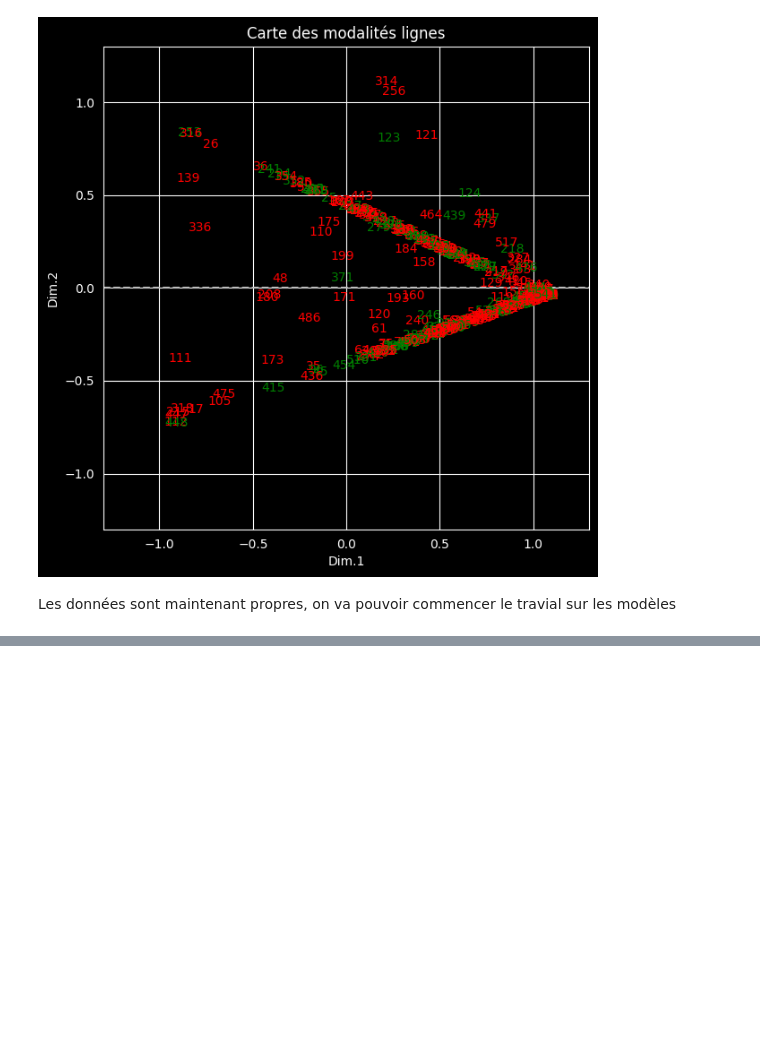
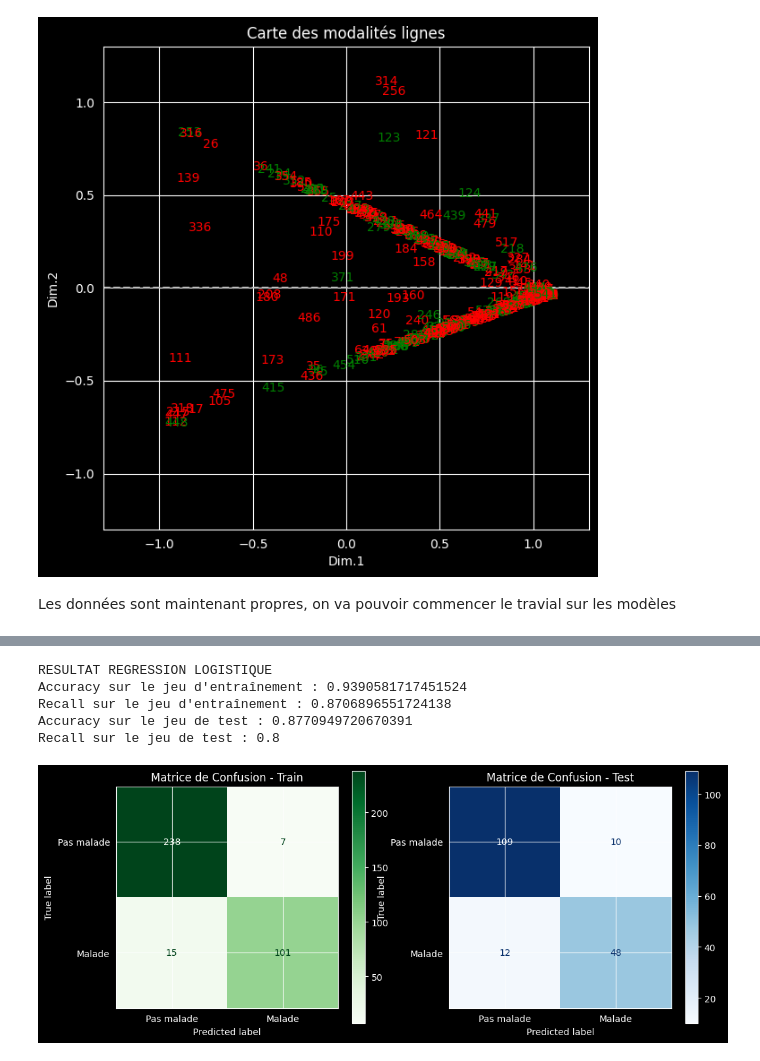
Before and after one commit to segolenegroelly/MachineLearningPCOS, a Jupyter notebook: MachineLearningPCOS.ipynb, the cells around one changed output, grey strips where cells are left out. Saved outputs shown, nothing was run; the diff lists cells and outputs as text; code cells hidden in the pictures; blank space fills up the shorter version.

Commit message:
Ajout de la reduction du nombre de colonne et choix du modèle Ajout de la recherche des hyperparamètres

```diff
--- a/MachineLearningPCOS.ipynb
+++ b/MachineLearningPCOS.ipynb
@@ -470,0 +473,15 @@ Text(0.5, 1.0, 'Matrice de Confusion - Test')
+# %%
+#Le nombre important de colonnes qui peuvent être fortement correlés entre elles peut limiter les performances d'apprentissage on essaye donc de reduire le nombre pour voir si les performances sont améliorées
+
+knn = KNeighborsClassifier(n_neighbors=5)
+
+# Sélection forward : ajoute progressivement les meilleures features
+sfs = SequentialFeatureSelector(knn, n_features_to_select=20, direction='forward', cv=5)
+sfs.fit(X_means, Y)
+
+# Features sélectionnées
+features_selectionnees = X.columns[sfs.get_support()].tolist()
+features_redondantes = X.columns[~sfs.get_support()].tolist()
+
+print("Features sélectionnées :", features_selectionnees)
+print("Features redondantes :", features_redondantes)
@@ -470,0 +491,4 @@ Text(0.5, 1.0, 'Matrice de Confusion - Test')
+# %%
+df_reduced= df_imputed[features_selectionnees]
+
+df_reduced
@@ -470,0 +510,20 @@ Text(0.5, 1.0, 'Matrice de Confusion - Test')
+# %%
+X_red = scaler.fit_transform(df_reduced)
+x_train_red, x_test_red, y_train_red, y_test_red = train_test_split(X_red, Y, test_size=0.33, random_state=42)
+# %%
+log_reg_red= LogisticRegression()
+log_reg_red= log_reg_red.fit(x_train_red, y_train_red)
+y_pred_train_red_reg = log_reg_red.predict(x_train_red)
+y_pred_test_red_reg = log_reg_red.predict(x_test_red)
+# %%
+showResult(REGRESSION_LOGISTIQUE,y_train_red,y_test_red,y_pred_train_red_reg,y_pred_test_red_reg)
+# %% [output]
+RESULTAT REGRESSION LOGISTIQUE
+Accuracy sur le jeu d'entraînement : 0.9390581717451524
+Recall sur le jeu d'entraînement : 0.8706896551724138
+Accuracy sur le jeu de test : 0.8770949720670391
+Recall sur le jeu de test : 0.8
+# %%
+showMatriceCorrelation(y_train_red,y_test_red,y_pred_train_red_reg,y_pred_test_red_reg)
+# %% [output]
+[figure, added]
```
Also changed, not shown: parts of 39 cells of this notebook.
